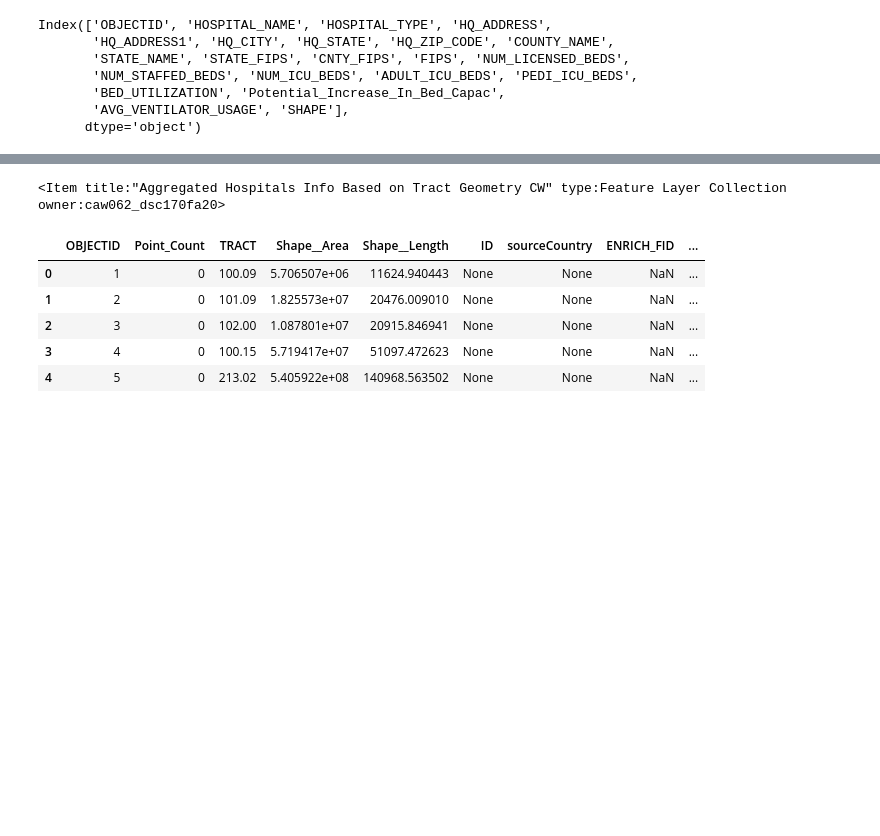
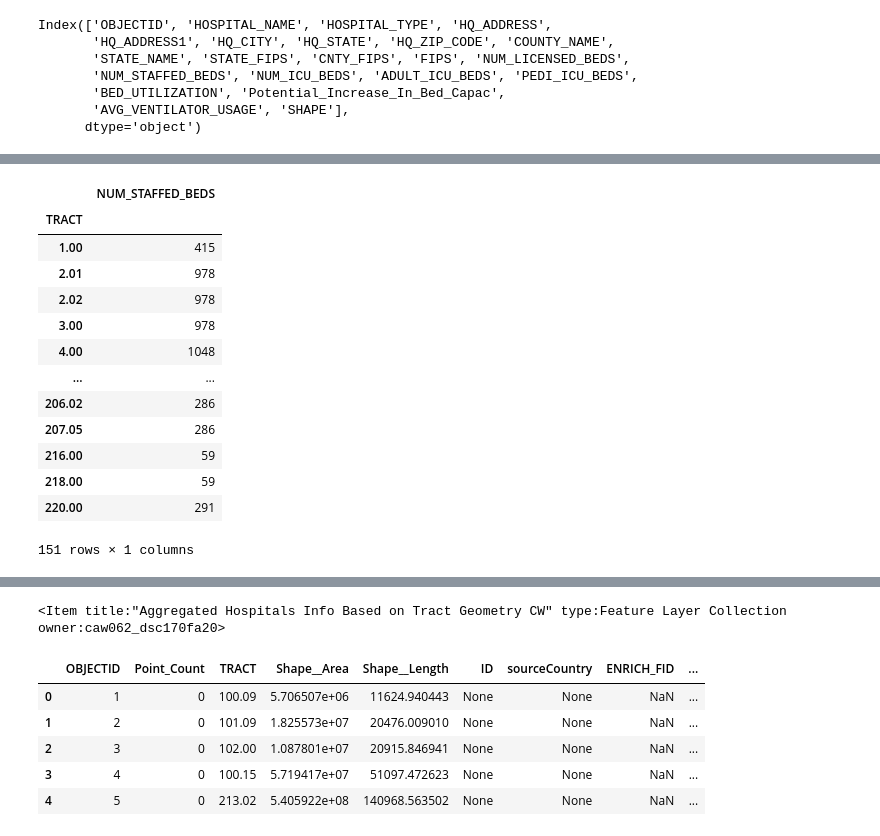
Before and after one commit to wendyw1999/DSC170_final_project, a Jupyter notebook: final presentation.ipynb, the cells around one changed output, grey strips where cells are left out. Cells and saved outputs as stored; diff of their text form; code cells hidden in the pictures; blank space fills up the shorter version.

```diff
--- a/final presentation.ipynb
+++ b/final presentation.ipynb
@@ -95,0 +123,3 @@ tract_enriched
+# %%
+tract_enriched = gis.content.search(query = "Census Tracts Enriched With Ethnicity Adding Hispanic")[0]
+tract_enriched
@@ -107,0 +138,3 @@ hospitals_in_sd
+# %%
+hospitals_in_sd = gis.content.search("hospitals sites in SD_Caiwei")[0]
+hospitals_in_sd
@@ -127,3 +165,15 @@ merge the two table based on tract id, now we have a single table containing all
 ## Calculate testing sites and hospital beds ratio
 - Number of hospital beds per person, number of hospital beds per sq ft of area
 - Number of test sites per person, number of test sites per sq ft of area
+# %%
+within_5_miles = arcgis.features.analysis.join_features(target_layer = tract_enriched.layers[0],
+                                      join_layer = hospitals_in_sd.layers[0],
+                                      spatial_relationship = "withindistance",
+                                      spatial_relationship_distance = 1,
+                                      spatial_relationship_distance_units = "miles",
+                                      join_operation = "JoinOneToMany",
+                                      summary_fields = [{"statisticType": "Sum", "onStatisticField": "NUM_STAFFED_BEDS"}],
+                                                        output_name = "Within 1 miles of hospital beds CW"
+                                                       )
+# %%
+within_5_miles_beds_sdf = within_5_miles.layers[0].query().sdf
@@ -129,0 +195,19 @@ merge the two table based on tract id, now we have a single table containing all
+# %%
+num_icu_beds_by_tract = within_5_miles_beds_sdf.groupby("TRACT").agg({"NUM_STAFFED_BEDS":"sum"})
+#within_5_miles_sdf.TRACT.nunique()
+num_icu_beds_by_tract
+# %% [output]
+|  | NUM_STAFFED_BEDS |
+| TRACT |  |
+| 1.00 | 415 |
+| 2.01 | 978 |
+| 2.02 | 978 |
+| 3.00 | 978 |
+| 4.00 | 1048 |
+| ... | ... |
+| 206.02 | 286 |
+| 207.05 | 286 |
+| 216.00 | 59 |
+| 218.00 | 59 |
+| 220.00 | 291 |
+151 rows × 1 columns
```
Also changed, not shown: parts of 52 cells of this notebook.
